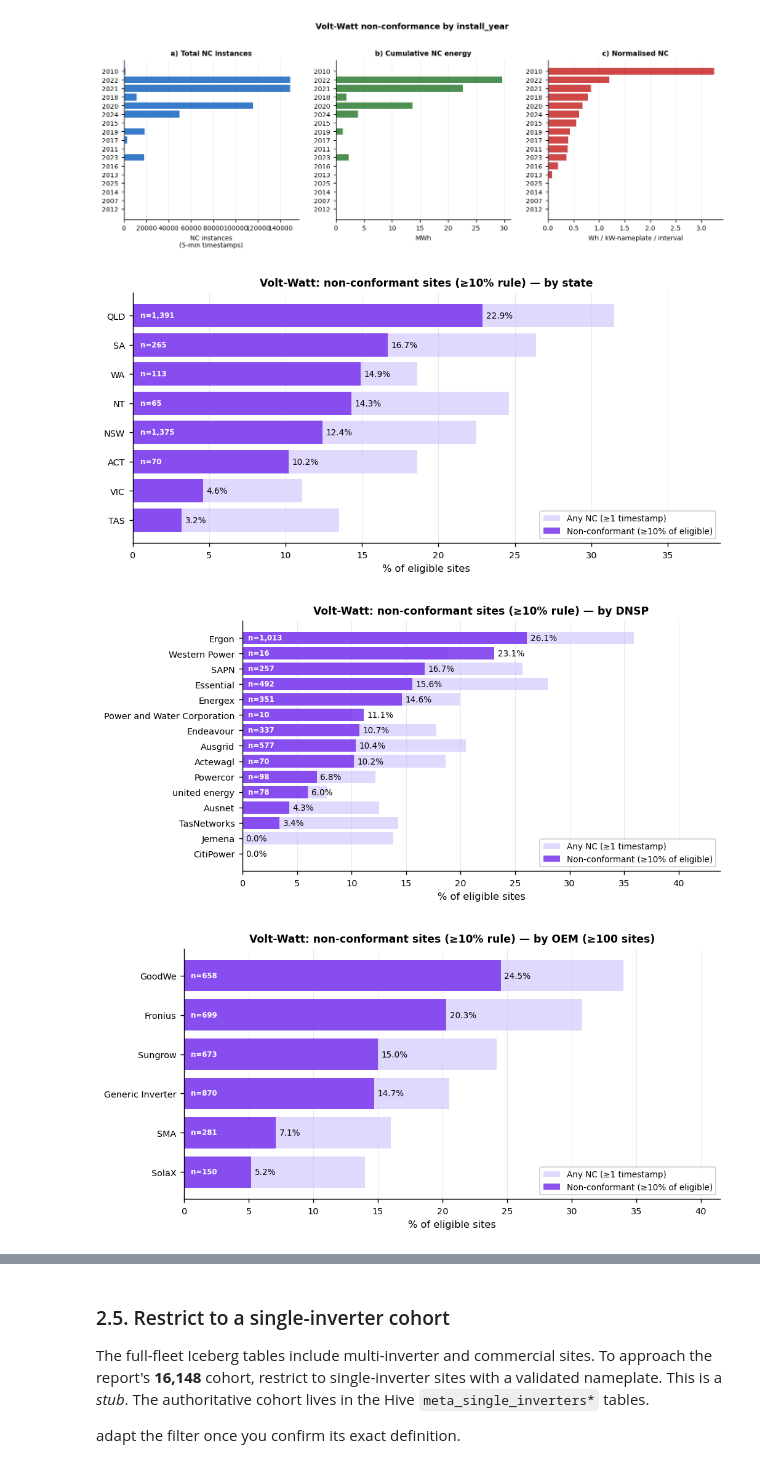
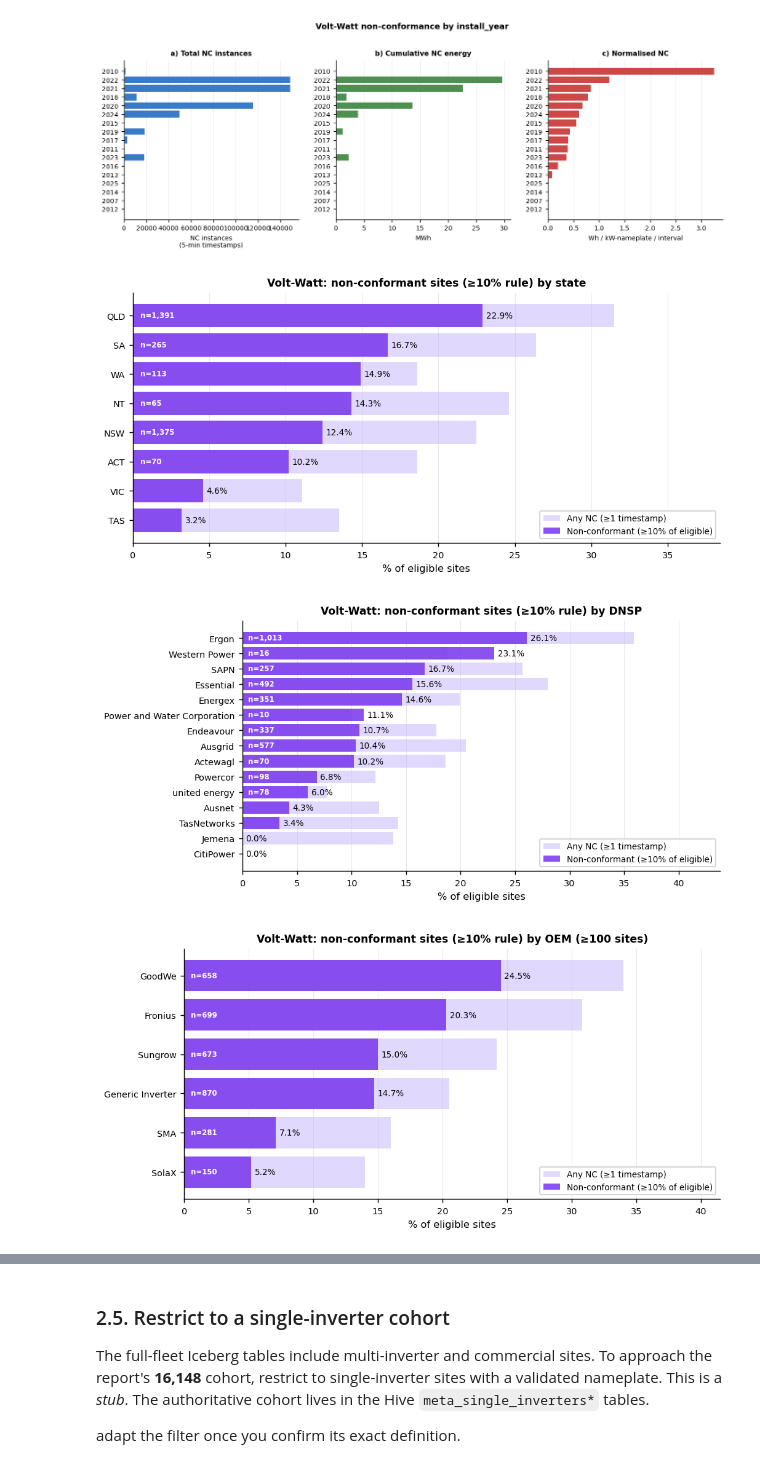
Before and after one commit to UNSW-CEEM/CICCADA, a Jupyter notebook: bms_sa_review/data_query/02_conformance_curtailment_analysis.ipynb, the cells around one changed output, grey strips where cells are left out. Drawn from its saved outputs; the diff is of its cells as text; code cells hidden in the pictures.

```diff
--- a/bms_sa_review/data_query/02_conformance_curtailment_analysis.ipynb
+++ b/bms_sa_review/data_query/02_conformance_curtailment_analysis.ipynb
@@ -702,37 +702,37 @@ def plot_pct_any_nonconf(df, by_label, title_suffix="", figsize=(8, 4)):
                    color="#7c3aed", alpha=0.88, label="Non-conformant (≥10% of eligible)")
 
     ax.bar_label(bars, fmt="%.1f%%", padding=3, fontsize=7.5)
     ax.set_yticks(range(len(labels)))
     ax.set_yticklabels(labels, fontsize=8)
     ax.set_xlabel("% of eligible sites", fontsize=9)
     ax.set_title(
         f"Volt-Watt: non-conformant sites (≥10% rule){title_suffix}",
         fontsize=9.5, fontweight="bold",
     )
     xlim = vals_any.max() * 1.22 if vals_any.max() > 0 else 1
     ax.set_xlim(0, xlim)
     ax.grid(axis="x", color="#e8e8e8", lw=0.6)
     ax.set_axisbelow(True)
     ax.spines[["top", "right"]].set_visible(False)
     ax.tick_params(labelsize=8)
     ax.legend(fontsize=7.5, loc="lower right", framealpha=0.9)
 
     # n_sites label inside each bar (only if bar is wide enough to fit)
     for i, (_, row) in enumerate(d.iterrows()):
         label_txt = f"n={int(row['n_sites']):,}"
         if vals_10pct[i] > xlim * 0.12:   # only annotate if bar has room
             ax.text(0.5, i, label_txt, va="center",
                     fontsize=6.5, color="white", fontweight="bold")
 
     plt.tight_layout()
     plt.show()
 
 
-plot_pct_any_nonconf(by_state, "state",        " — by state")
-plot_pct_any_nonconf(by_dnsp,  "dnsp",         " — by DNSP")
-plot_pct_any_nonconf(by_oem,   "oem",          " — by OEM (≥100 sites)")
-plot_pct_any_nonconf(by_year,  "install_year", " — by install year")
+plot_pct_any_nonconf(by_state, "state",        " by state")
+plot_pct_any_nonconf(by_dnsp,  "dnsp",         " by DNSP")
+plot_pct_any_nonconf(by_oem,   "oem",          " by OEM (≥100 sites)")
+plot_pct_any_nonconf(by_year,  "install_year", " by install year")
 # %% [output]
-[figure, old version]
+[figure, new version]
-[figure, old version]
+[figure, new version]
-[figure, old version]
+[figure, new version]
```
Also changed, not shown: parts of 13 cells of this notebook, 2 other files.
